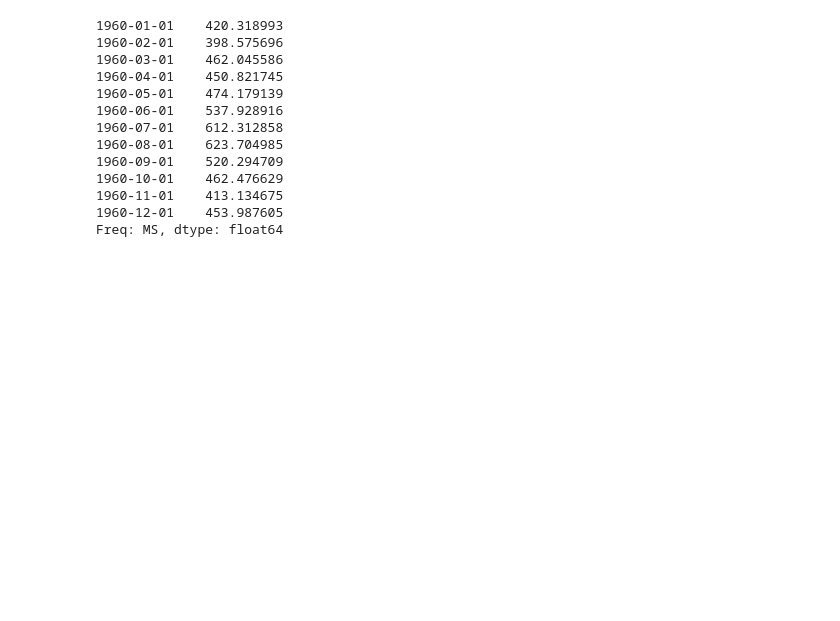
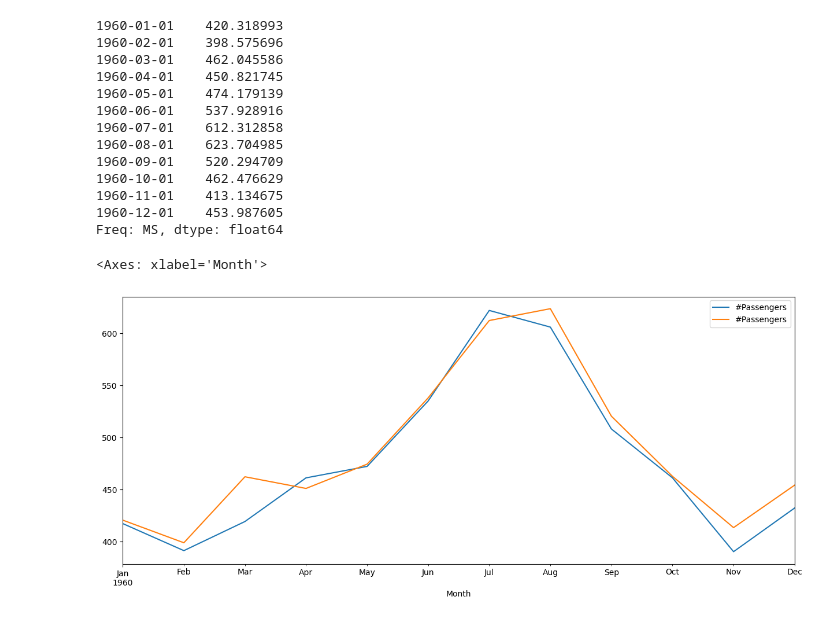
Before and after one commit to RodrigoD4v/Previsao-Arima, a Jupyter notebook: notebooks/pratica_previsao_arima.ipynb, the cells around one changed output. Saved outputs shown, nothing was run; the diff lists cells and outputs as text; code cells hidden in the pictures; blank space fills up the shorter version.

```diff
--- a/notebooks/pratica_previsao_arima.ipynb
+++ b/notebooks/pratica_previsao_arima.ipynb
@@ -124,3 +124,9 @@ future_forecast
 Freq: MS, dtype: float64
 # %%
 future_forecast = pd.DataFrame(future_forecast, index=test.index,columns=["#Passengers"])
+# %%
+#Azul test e Laranja forecast
+pd.concat([test, future_forecast], axis=1).plot()
+# %% [output]
+<Axes: xlabel='Month'>
+[figure, added]
```
Also changed, not shown: parts of 1 cell of this notebook.
